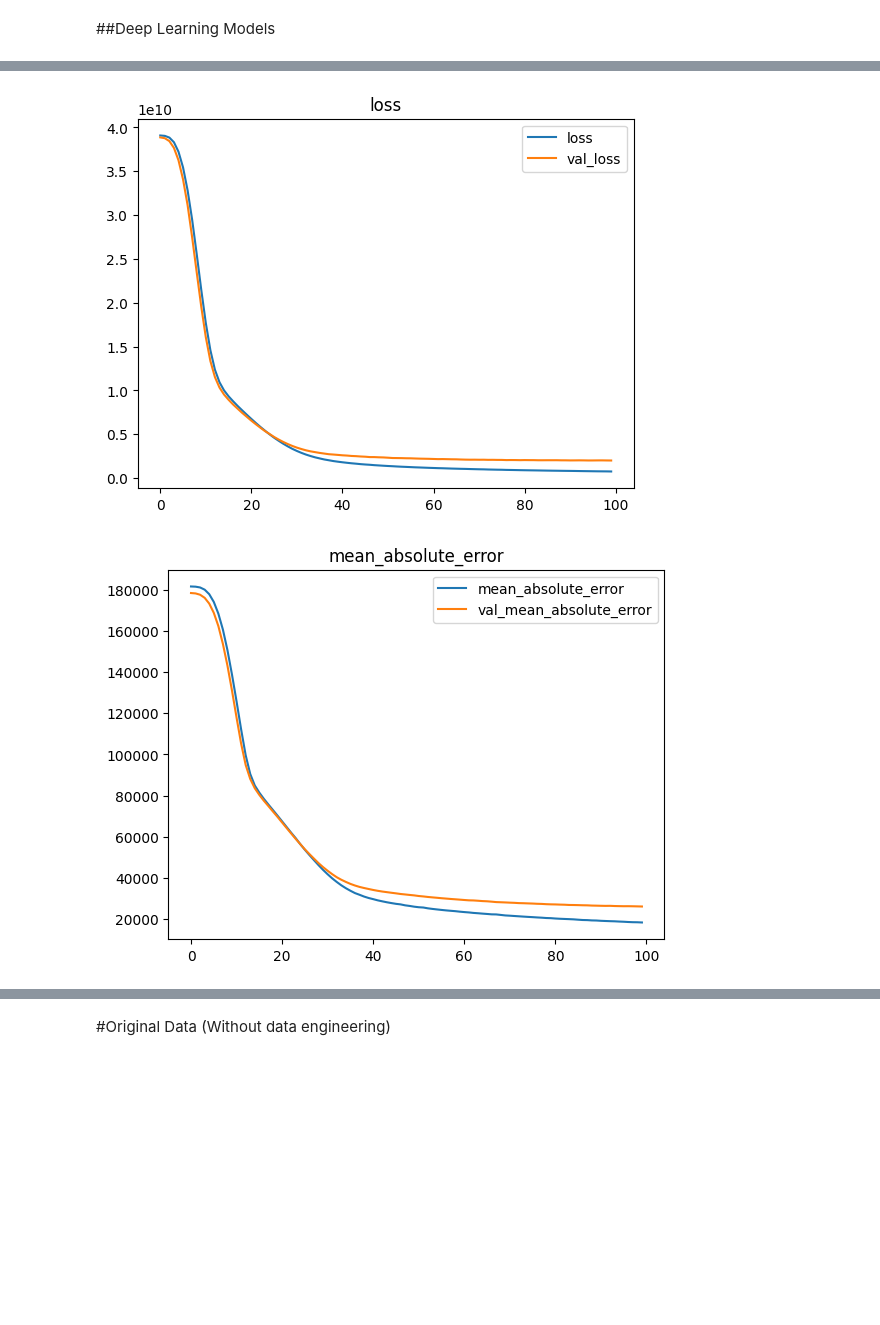
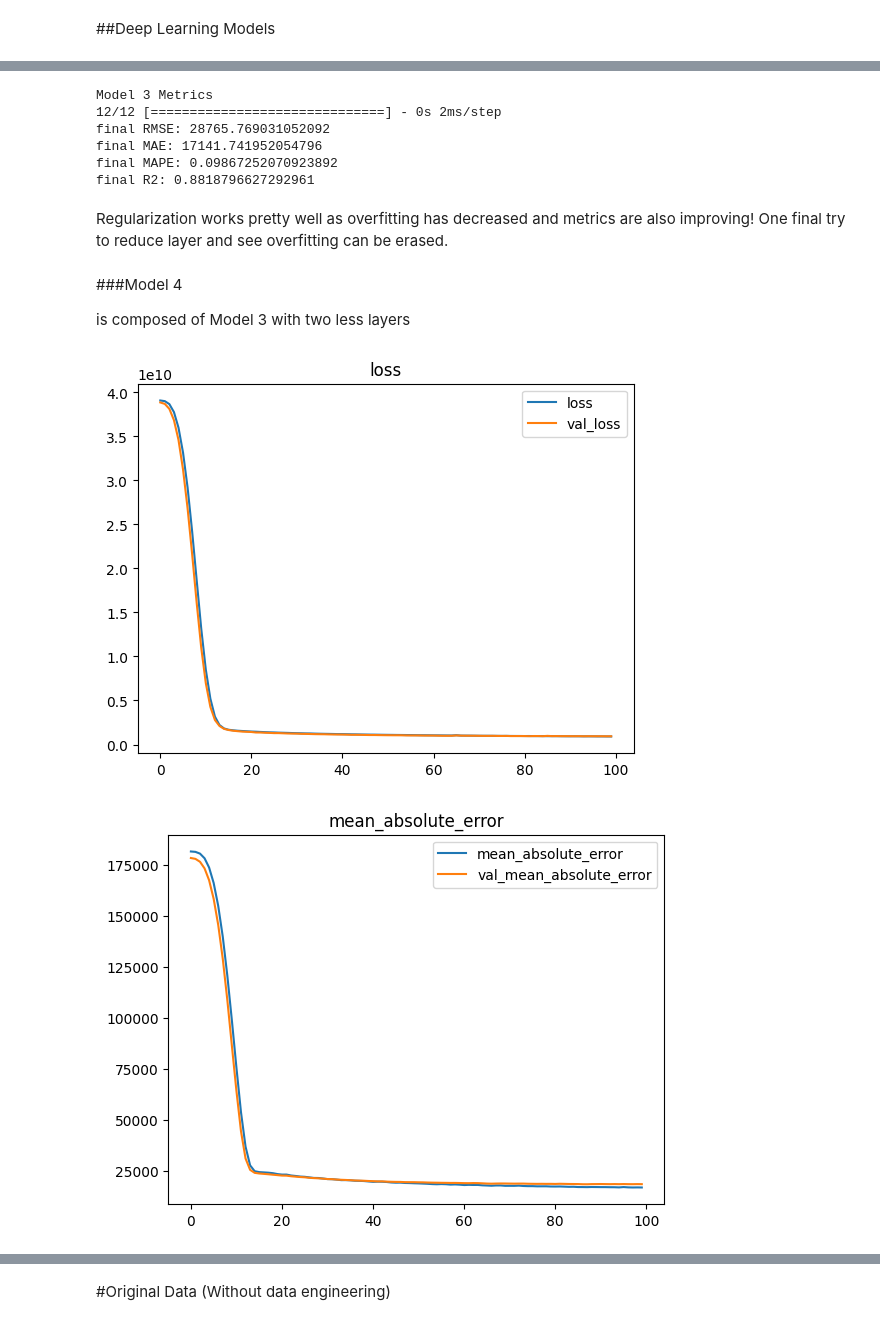
Before and after one commit to hawkeyedatatsai/Neural-Network-Kaggle-Challenge, a Jupyter notebook: 8_Neural_Network_Kaggle_Exercise_(Core).ipynb, the cells around one changed output, grey strips where cells are left out. Saved outputs shown, nothing was run; the diff lists cells and outputs as text; code cells hidden in the pictures; blank space fills up the shorter version.

```diff
--- a/8_Neural_Network_Kaggle_Exercise_(Core).ipynb
+++ b/8_Neural_Network_Kaggle_Exercise_(Core).ipynb
@@ -268,10 +296,10 @@ X = df.drop(columns=['SalePrice'])
 X_train, X_test, y_train, y_test = train_test_split(X, y, random_state = 42)
 # %%
 #on nominal
-scaler = StandardScaler()
-nom_imputer = KNNImputer()
-ohe = OneHotEncoder(sparse_output=False, handle_unknown="ignore")
-nom_pipeline = make_pipeline(ohe, nom_imputer, scaler)
+##nom_imputer = KNNImputer()
+nom_imputer = SimpleImputer(strategy="constant", fill_value="missing")
+ohe = OneHotEncoder(handle_unknown='ignore',sparse=False)
+nom_pipeline = make_pipeline(nom_imputer, ohe)
 nom_selector = make_column_selector(dtype_include="object")
 nom_tuple = (nom_pipeline, nom_selector)
 
@@ -283,7 +311,10 @@ num_selector = make_column_selector(dtype_include="number")
 num_tuple = (num_pipeline, num_selector)
 
 #Instantiate the make column transformer
-engineered_preprocessor = make_column_transformer(num_tuple, nom_tuple, remainder="drop", verbose_feature_names_out=False)
+engineered_preprocessor = make_column_transformer(num_tuple, nom_tuple,
+                                                  remainder="drop",
+                                                  verbose_feature_names_out=
+                                                  False)
 #Fit and transform
 X_train_processed = engineered_preprocessor.fit_transform(X_train)
 X_test_processed = engineered_preprocessor.transform(X_test)
@@ -342,15 +479,48 @@ _________________________________________________________________
+# %%
+print('Model 3 Metrics')
+model3_y_pred = reg_model3.predict(X_test_processed)
+print(f'final RMSE: {np.sqrt(mean_squared_error(y_test, model3_y_pred))}')
+print(f'final MAE: {mean_absolute_error(y_test, model3_y_pred)}')
+print(f'final MAPE: {mean_absolute_percentage_error(y_test, model3_y_pred)}')
+print(f'final R2: {r2_score(y_test, model3_y_pred)}')
+# %% [output]
+Model 3 Metrics
+12/12 [==============================] - 0s 2ms/step
+final RMSE: 28765.769031052092
+final MAE: 17141.741952054796
+final MAPE: 0.09867252070923892
+final R2: 0.8818796627292961
+# %% [markdown]
+Regularization works pretty well as overfitting has decreased and metrics are also improving! One final try to reduce layer and see overfitting can be erased.
+# %% [markdown]
+###Model 4
+
+is composed of Model 3 with two less layers
 # %%
+#create model architecture
+input_shape = X_train_processed.shape[1]
+
+reg_model4 = Sequential()
+
+#Hidden layers
+reg_model4.add(Dense(input_shape, input_dim=input_shape, activation='relu',
+                     kernel_regularizer=regularizers.l1_l2(l1=.01, l2=.01)))
+reg_model4.add(Dense(input_shape * 0.5, activation='relu',
+                     kernel_regularizer=regularizers.l1_l2(l1=.01, l2=.01)))
+#Output layer
+reg_model4.add(Dense(1, activation='linear'))
+
 #compile model with additional metrics
-reg_model1.compile(loss='mse',
+reg_model4.compile(loss='mse',
                   optimizer='adam',
                   metrics=[metrics.MeanAbsoluteError(),
                            metrics.RootMeanSquaredError()])
-history1 = reg_model1.fit(X_train_processed, y_train,
+history4 = reg_model4.fit(X_train_processed, y_train,
                         validation_data = (X_test_processed, y_test),
                         epochs=100,
                         verbose=0)
 # plot learning
-plot_history(history1)
+plot_history(history4)
 # %% [output]
-[figure, old version]
+[figure, new version]
-[figure, old version]
+[figure, new version]
```
Also changed, not shown: parts of 37 cells of this notebook.
